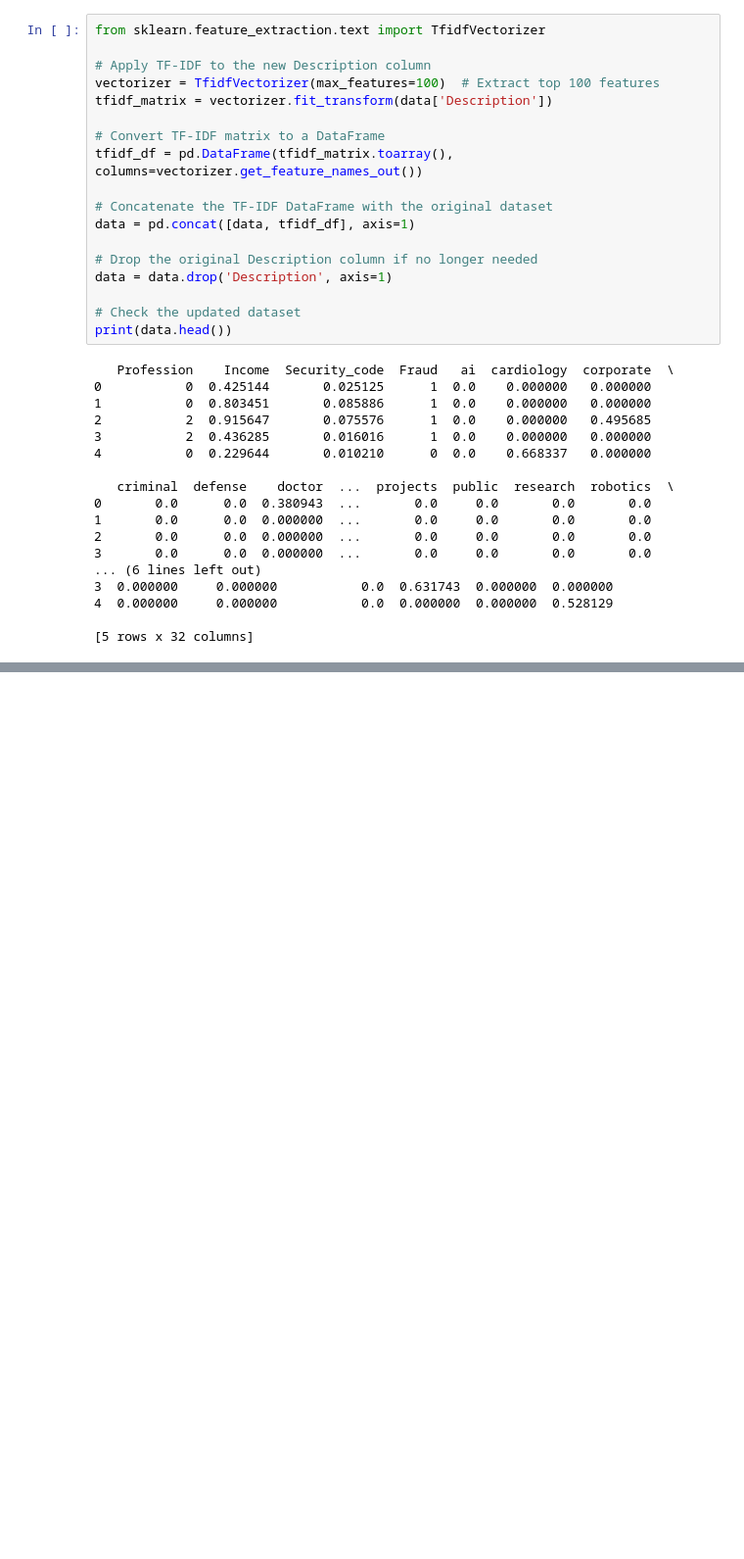
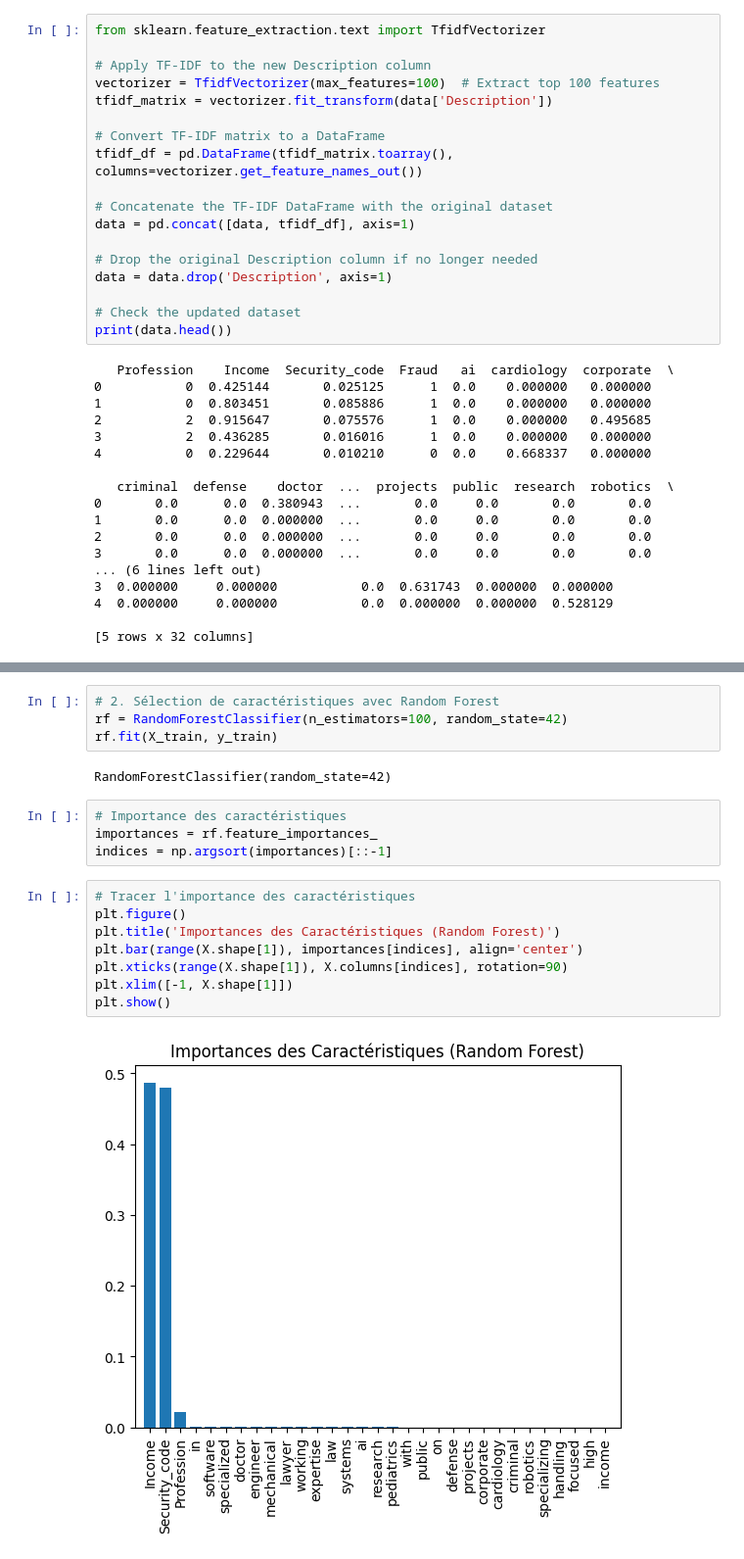
Before and after one commit to latifadidialaoui/PROJET-DATA-MINING, a Jupyter notebook: Data_Mining.ipynb, the cells around one changed output, grey strips where cells are left out. Shown at 98% size. Drawn from its saved outputs; the diff is of its cells as text; blank space fills up the shorter version.

```diff
--- a/Data_Mining.ipynb
+++ b/Data_Mining.ipynb
@@ -164,0 +227,20 @@ print(data.head())
+# %%
+# 2. Sélection de caractéristiques avec Random Forest
+rf = RandomForestClassifier(n_estimators=100, random_state=42)
+rf.fit(X_train, y_train)
+# %% [output]
+RandomForestClassifier(random_state=42)
+# %%
+# Importance des caractéristiques
+importances = rf.feature_importances_
+indices = np.argsort(importances)[::-1]
+# %%
+# Tracer l'importance des caractéristiques
+plt.figure()
+plt.title('Importances des Caractéristiques (Random Forest)')
+plt.bar(range(X.shape[1]), importances[indices], align='center')
+plt.xticks(range(X.shape[1]), X.columns[indices], rotation=90)
+plt.xlim([-1, X.shape[1]])
+plt.show()
+# %% [output]
+[figure, added]
```
Also changed, not shown: parts of 16 cells of this notebook.
